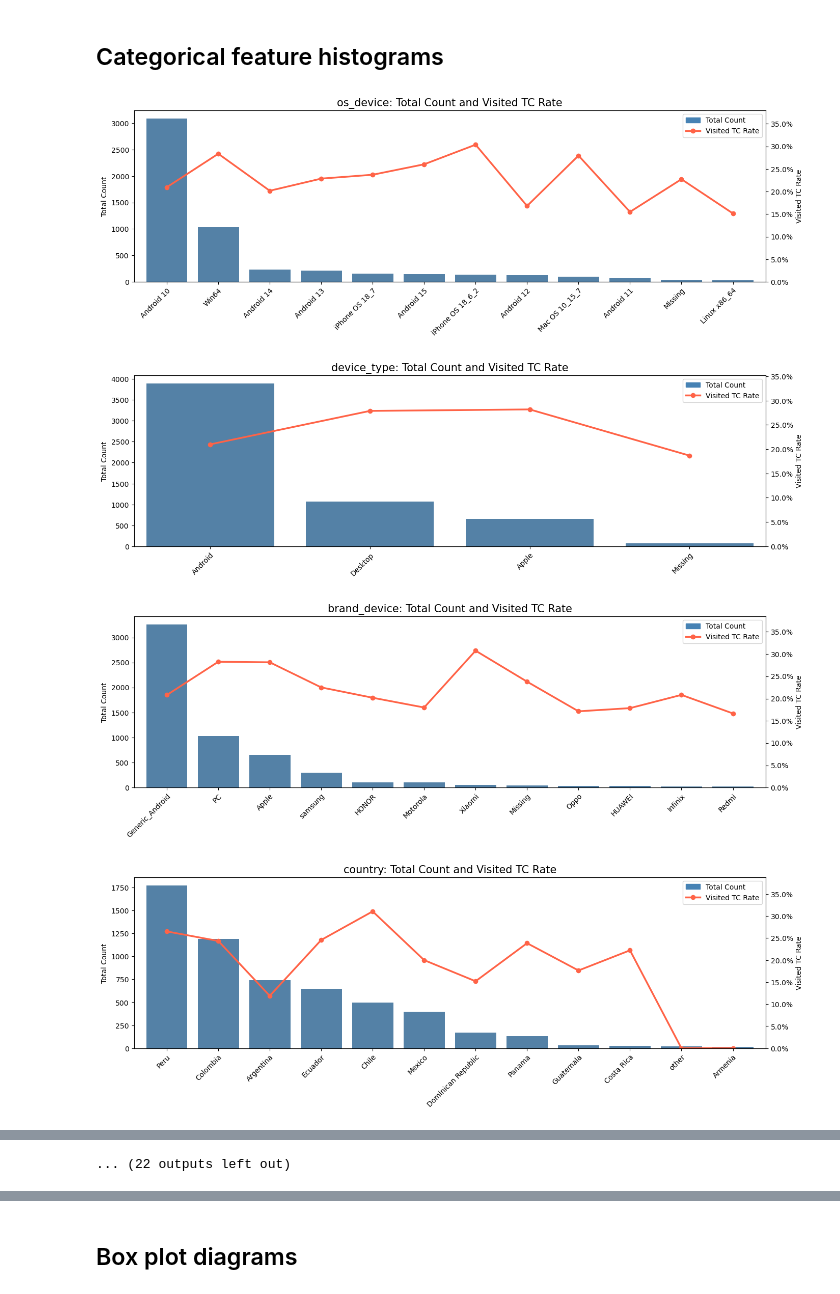
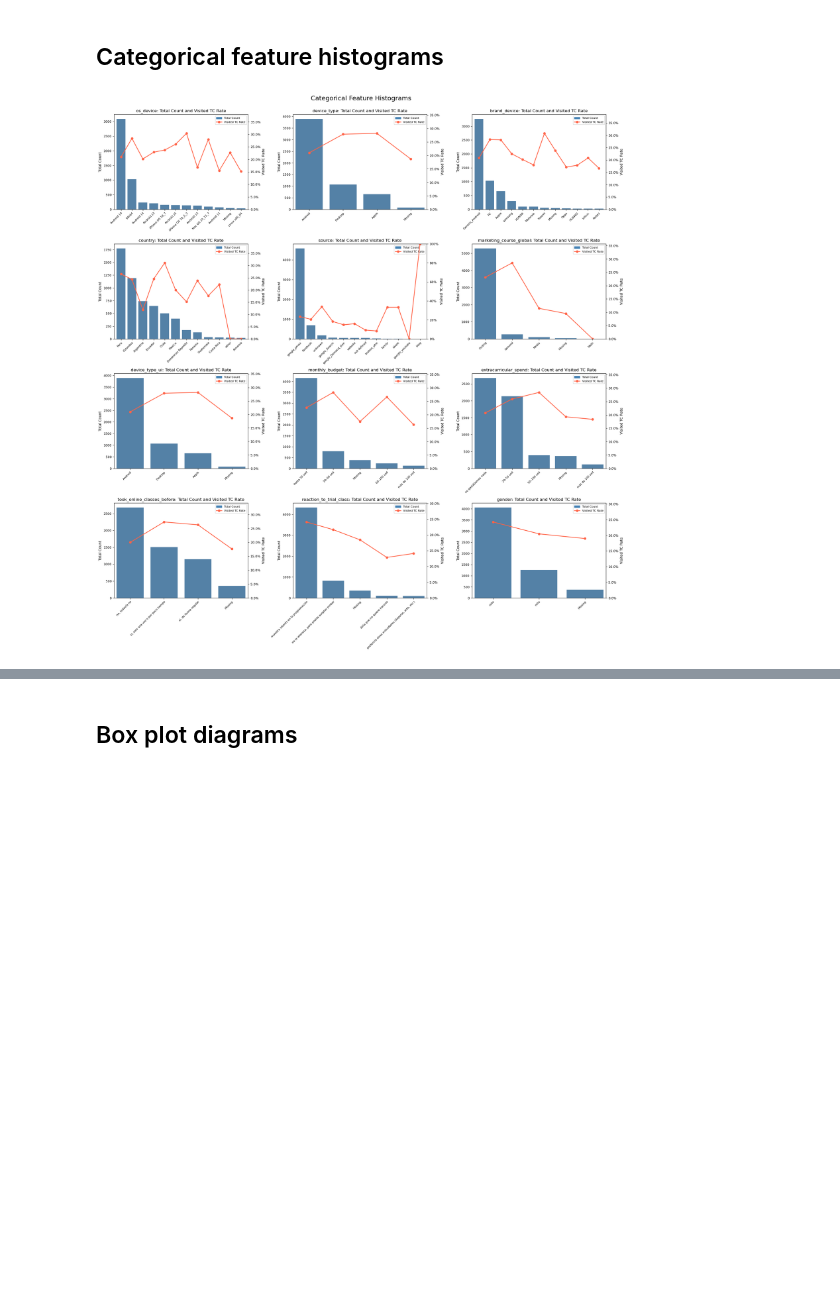
Before and after one commit to AlinaYakubova/Thesis_DTM_Trial_Class_Prediction, a Jupyter notebook: Main_script_diploma.ipynb, the cells around one changed output, grey strips where cells are left out. Cells and saved outputs as stored; diff of their text form; code cells hidden in the pictures; blank space fills up the shorter version.

```diff
--- a/Main_script_diploma.ipynb
+++ b/Main_script_diploma.ipynb
@@ -283,14 +283,18 @@ cat_cols = [
     "day_of_week_quiz_start",
 ]
 
-cat_cols = [col for col in cat_cols if col not in excluded_cat_cols]
+cat_cols = [col for col in cat_cols if col not in excluded_cat_cols and col in df.columns]
 
 top_n = 12
+ncols = 3
+max_rows = 4
+cat_cols = cat_cols[: ncols * max_rows]
+nrows = (len(cat_cols) + ncols - 1) // ncols
+fig, axes = plt.subplots(nrows, ncols, figsize=(7 * ncols, 5.5 * nrows), squeeze=False)
+axes = axes.flatten()
 
-for col in cat_cols:
-    if col not in df.columns:
-        continue
-
+for i, col in enumerate(cat_cols):
+    ax1 = axes[i]
     tmp = df[[col, target_col]].copy()
     tmp[col] = tmp[col].astype("object").fillna("Missing")
 
@@ -309,8 +313,6 @@ for col in cat_cols:
 
     plot_df[col] = plot_df[col].astype(str)
 
-    fig, ax1 = plt.subplots(figsize=(16, 6))
-
     sns.barplot(
         data=plot_df,
         x=col,
@@ -319,11 +321,11 @@ for col in cat_cols:
         color="steelblue"
     )
 
-    ax1.set_title(f"{col}: Total Count and Visited TC Rate", fontsize=15)
+    ax1.set_title(f"{col}: Total Count and Visited TC Rate", fontsize=12)
     ax1.set_xlabel("")
     ax1.set_ylabel("Total Count", color="black")
-    ax1.tick_params(axis="y", labelcolor="black")
-    ax1.tick_params(axis="x", labelsize=10, rotation=45)
+    ax1.tick_params(axis="y", labelcolor="black", labelsize=9)
+    ax1.tick_params(axis="x", labelsize=8, rotation=45)
 
     for label in ax1.get_xticklabels():
         label.set_ha("right")
@@ -332,40 +334,43 @@ for col in cat_cols:
     ax2 = ax1.twinx()
 
     ax2.plot(
         range(len(plot_df)),
         plot_df["visited_rate"],
         color="tomato",
         marker="o",
-        linewidth=2.5,
+        linewidth=2,
         label="Visited TC Rate"
     )
 
     ax2.set_ylabel("Visited TC Rate", color="black")
-    ax2.tick_params(axis="y", labelcolor="black")
+    ax2.tick_params(axis="y", labelcolor="black", labelsize=9)
     ax2.yaxis.set_major_formatter(PercentFormatter(1.0))
 
     ax1.margins(x=0.02)
     ax2.set_ylim(0, min(1, plot_df["visited_rate"].max() * 1.25))
 
     bar_patch = plt.Rectangle((0, 0), 1, 1, color="steelblue")
     line_patch = plt.Line2D(
         [0],
         [0],
         color="tomato",
         marker="o",
-        linewidth=2.5
+        linewidth=2
     )
 
     ax1.legend(
         [bar_patch, line_patch],
         ["Total Count", "Visited TC Rate"],
-        loc="upper right"
+        loc="upper right",
+        fontsize=8
     )
 
-    plt.subplots_adjust(bottom=0.32)
-    plt.show()
+for j in range(len(cat_cols), len(axes)):
+    axes[j].set_visible(False)
+
+fig.suptitle("Categorical Feature Histograms", fontsize=18, y=1.0)
+fig.tight_layout()
+fig.savefig("categorical_feature_histograms.png", dpi=300, bbox_inches="tight")
+plt.show()
 # %% [output]
-[figure, old version]
+[figure, new version]
-[figure, removed]
-[figure, removed]
-[figure, removed]
@@ -380 +376,0 @@ for col in cat_cols:
-... (22 outputs left out)
```
Also changed, not shown: parts of 4 cells of this notebook.
